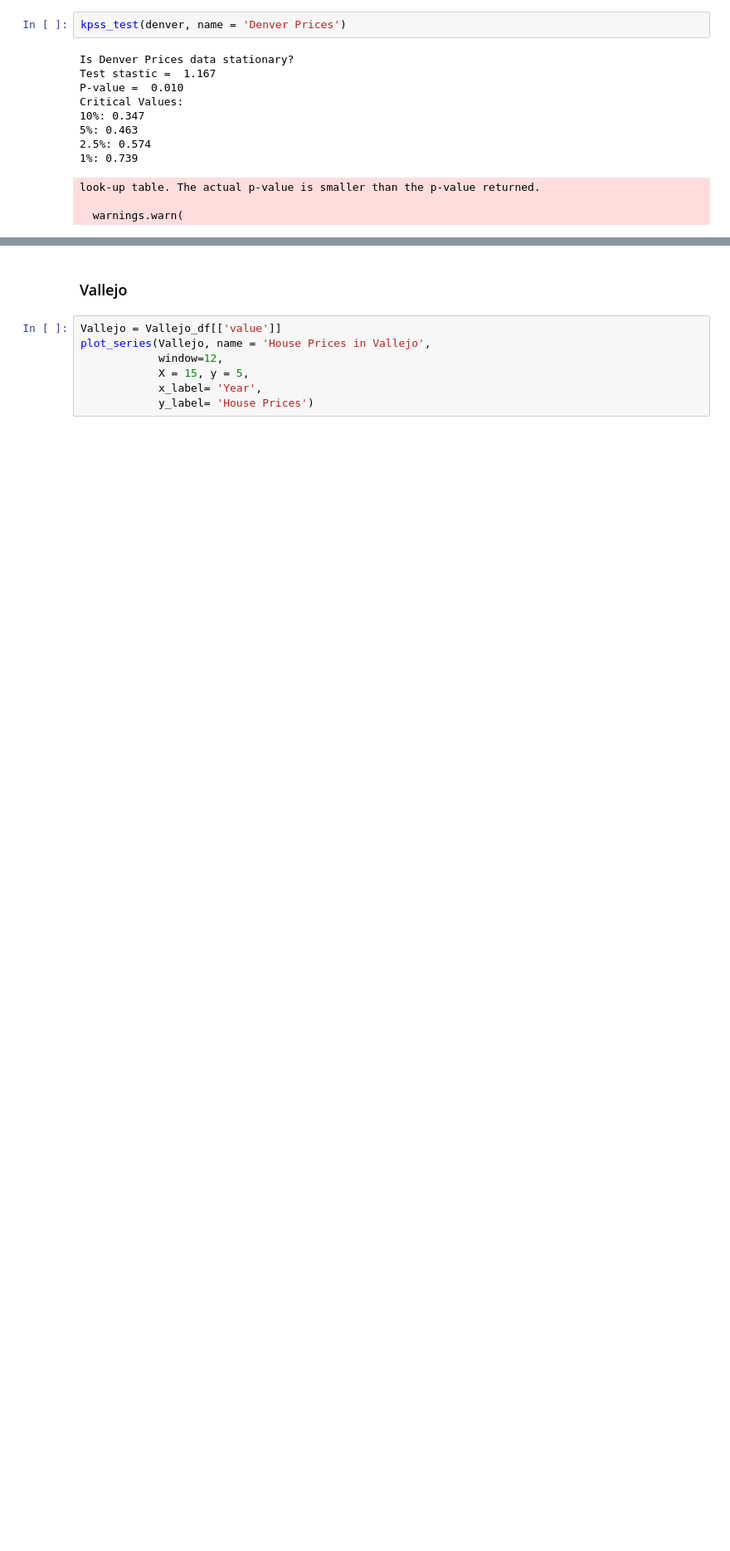
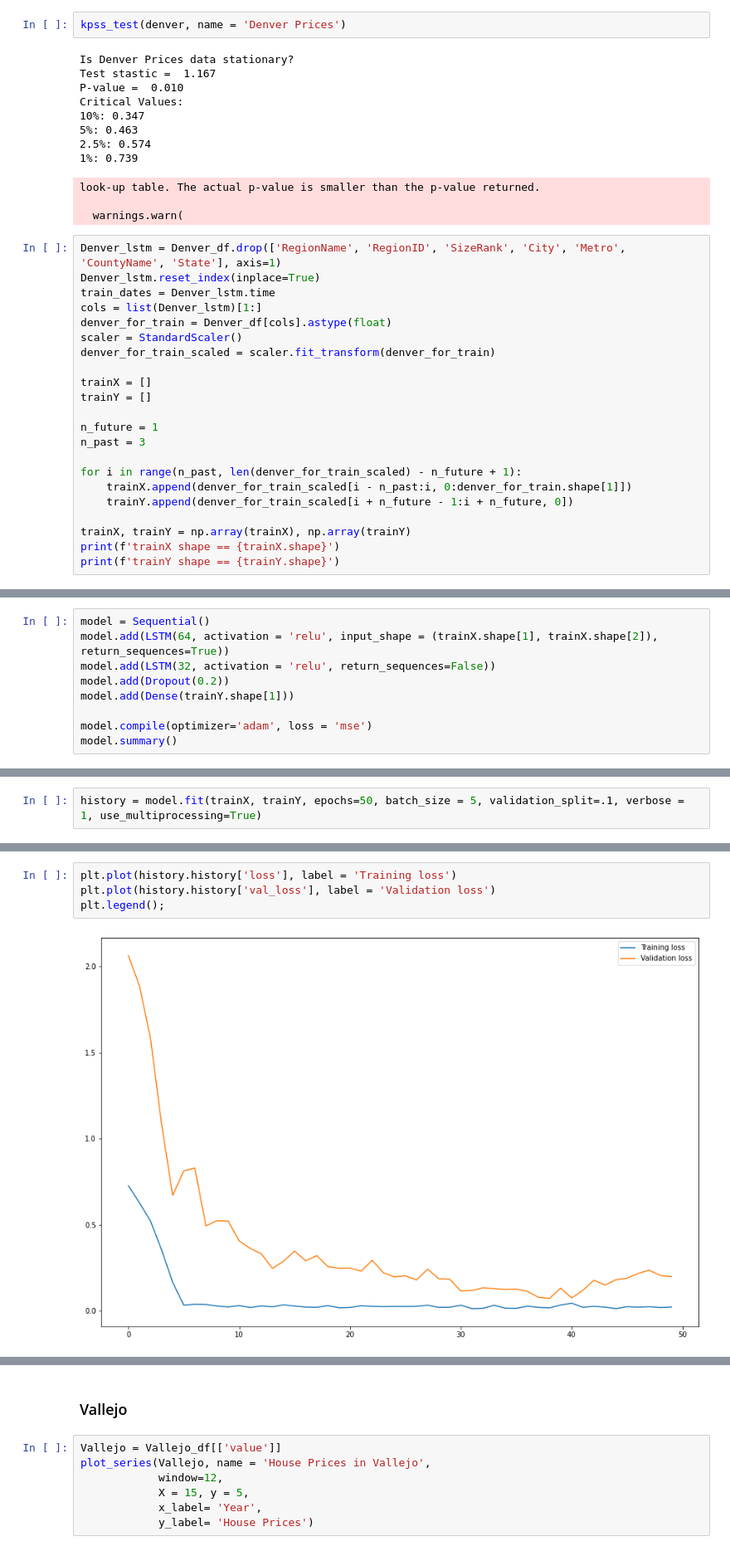
Before and after one commit to fivearm/Phase_4_Project, a Jupyter notebook: check.ipynb, the cells around one changed output, grey strips where cells are left out. Shown: that part at 83% size. Drawn from its saved outputs; the diff is of its cells as text; blank space fills up the shorter version.

Commit message:
LSTM needs fixing

```diff
--- a/check.ipynb
+++ b/check.ipynb
@@ -406,3 +408,25 @@ Critical Values:
 look-up table. The actual p-value is smaller than the p-value returned.
 
   warnings.warn(
+# %%
+Denver_lstm = Denver_df.drop(['RegionName', 'RegionID', 'SizeRank', 'City', 'Metro', 'CountyName', 'State'], axis=1)
+Denver_lstm.reset_index(inplace=True)
+train_dates = Denver_lstm.time
+cols = list(Denver_lstm)[1:]
+denver_for_train = Denver_df[cols].astype(float)
+scaler = StandardScaler()
+denver_for_train_scaled = scaler.fit_transform(denver_for_train)
+
+trainX = []
+trainY = []
+
+n_future = 1
+n_past = 3
+
+for i in range(n_past, len(denver_for_train_scaled) - n_future + 1):
+    trainX.append(denver_for_train_scaled[i - n_past:i, 0:denver_for_train.shape[1]])
+    trainY.append(denver_for_train_scaled[i + n_future - 1:i + n_future, 0])
+
+trainX, trainY = np.array(trainX), np.array(trainY)
+print(f'trainX shape == {trainX.shape}')
+print(f'trainY shape == {trainY.shape}')
@@ -408,0 +436,9 @@ look-up table. The actual p-value is smaller than the p-value returned.
+# %%
+model = Sequential()
+model.add(LSTM(64, activation = 'relu', input_shape = (trainX.shape[1], trainX.shape[2]), return_sequences=True))
+model.add(LSTM(32, activation = 'relu', return_sequences=False))
+model.add(Dropout(0.2))
+model.add(Dense(trainY.shape[1]))
+
+model.compile(optimizer='adam', loss = 'mse')
+model.summary()
@@ -408,0 +462,2 @@ look-up table. The actual p-value is smaller than the p-value returned.
+# %%
+history = model.fit(trainX, trainY, epochs=50, batch_size = 5, validation_split=.1, verbose = 1, use_multiprocessing=True)
@@ -408,0 +482,6 @@ look-up table. The actual p-value is smaller than the p-value returned.
+# %%
+plt.plot(history.history['loss'], label = 'Training loss')
+plt.plot(history.history['val_loss'], label = 'Validation loss')
+plt.legend();
+# %% [output]
+[figure, added]
```
Also changed, not shown: parts of 34 cells of this notebook.
